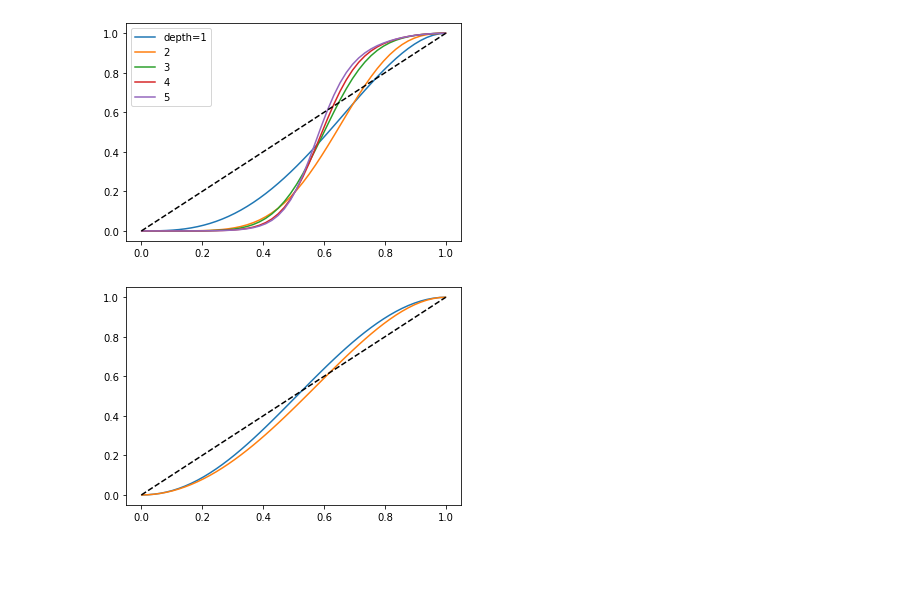
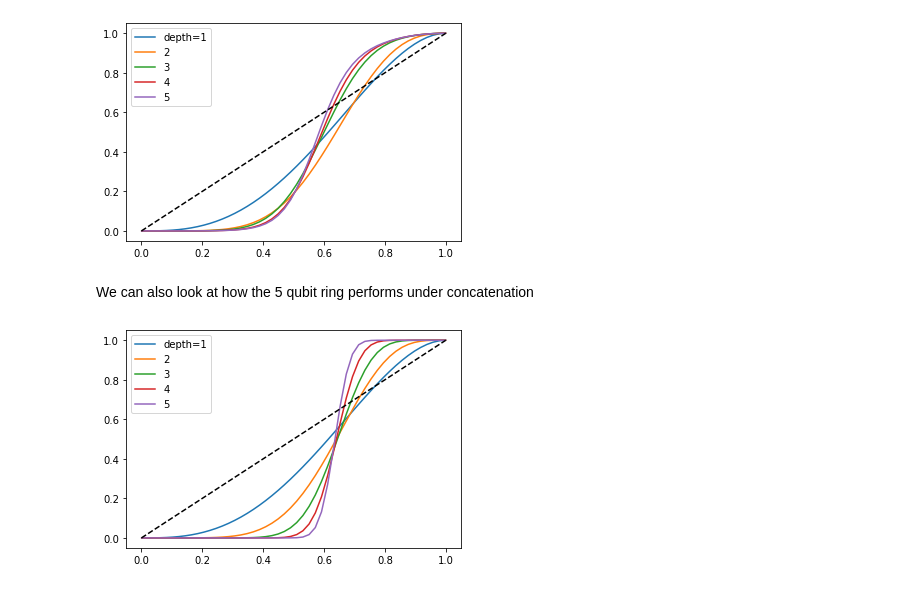
Before and after one commit to tomjbell/LTdecode, a Jupyter notebook: decoding_example.ipynb, the cells around one changed output. Cells and saved outputs as stored; diff of their text form; code cells hidden in the pictures; blank space fills up the shorter version.

Commit message:
Added concatenation example

```diff
--- a/decoding_example.ipynb
+++ b/decoding_example.ipynb
@@ -169,11 +171,16 @@ plt.legend(['depth=1', '2', '3', '4', '5'])
 plt.show()
 # %% [output]
 [figure]
-# %%
-r5_2l_perf_dicts = [r5_2l_ec.get_dict(b, ec=False, rebuild_tree=True, cascading=True) for b in ['spc', 'x', 'y', 'z', 'xy']]
-plt.plot(transmissions, [r5_2l_ec.success_prob_outcome_list(t, 0., 'x', ec=False) for t in transmissions])
-plt.plot(transmissions, [r5.success_prob_outcome_list(t, 0., 'x', ec=False) for t in transmissions])
-plt.plot((0, 1), (0, 1), 'k--')
-plt.show()
-# %% [output]
-[figure, removed]
+# %% [markdown]
+We can also look at how the 5 qubit ring performs under concatenation
+# %%
+from cascaded import ConcatenatedResultDicts
+res_concatenated = ConcatenatedResultDicts([r5_performance_dictionaries], [0] * 5)
+for depth in reversed(list(range(5))):
+    log_trans = [res_concatenated.meff_prob(t, depth=depth, basis='spc') for t in transmissions]
+    plt.plot(transmissions, log_trans)
+plt.plot((0, 1), (0, 1), 'k--')
+plt.legend(['depth=1', '2', '3', '4', '5'])
+plt.show()
+# %% [output]
+[figure, added]
```
Also changed, not shown: parts of 7 cells of this notebook.
